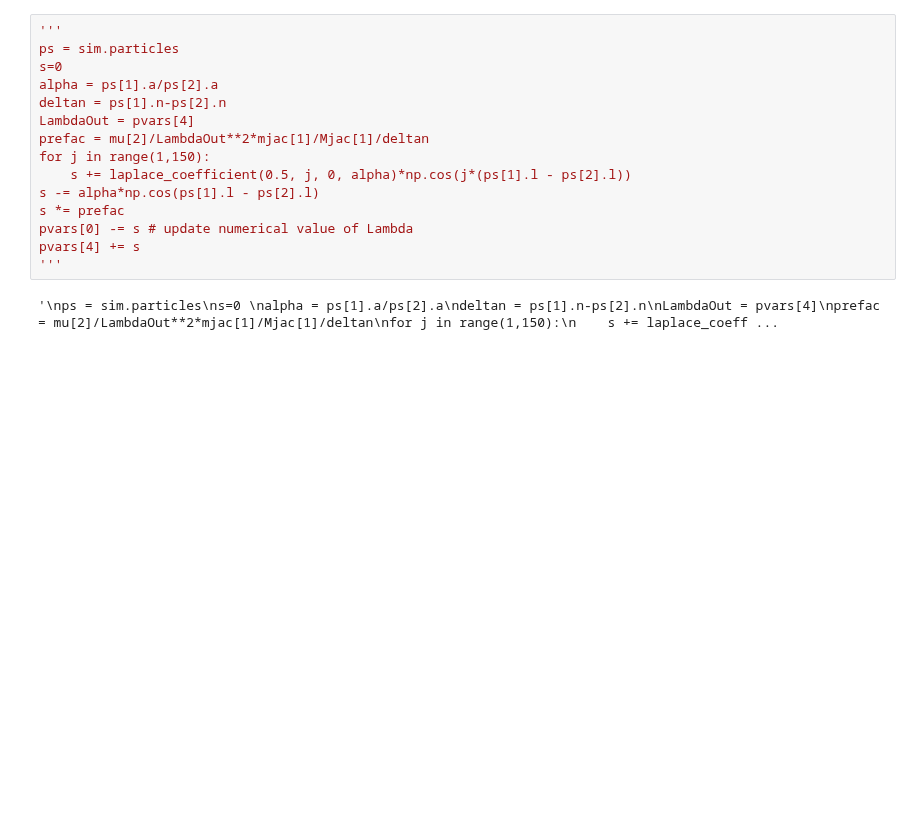
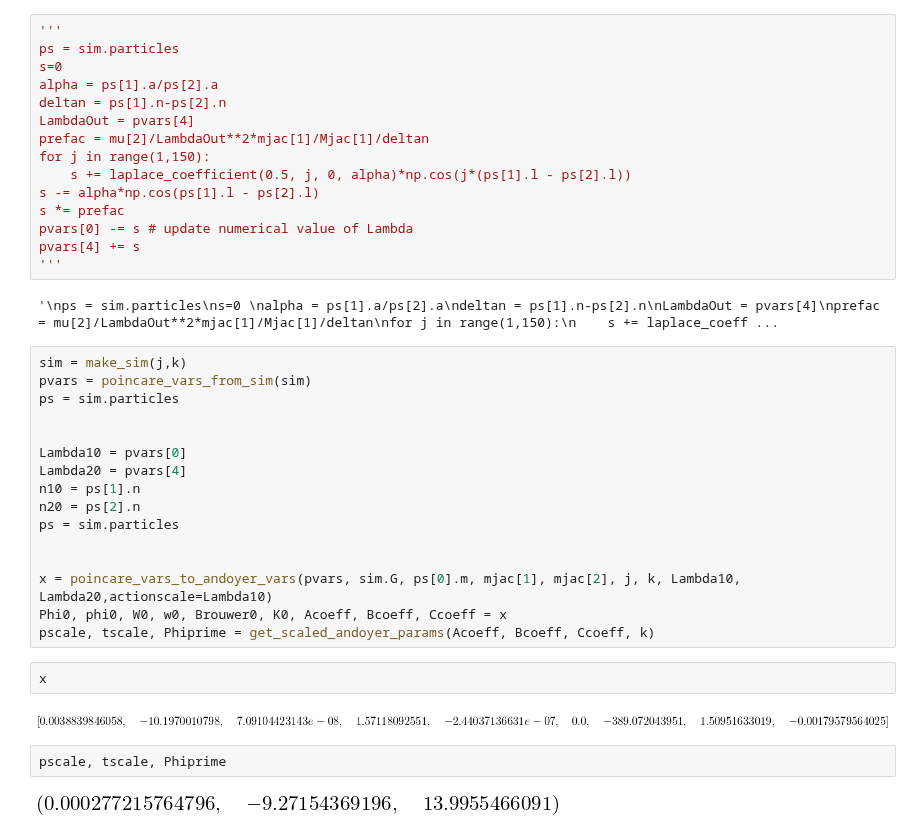
Before and after one commit to shadden/celmech, a Jupyter notebook: transformation.ipynb, the cells around one changed output. Saved outputs shown, nothing was run; the diff lists cells and outputs as text; blank space fills up the shorter version.

```diff
--- a/transformation.ipynb
+++ b/transformation.ipynb
@@ -44,6 +44,30 @@ pvars[4] += s
 '''
 # %% [output]
 '\nps = sim.particles\ns=0 \nalpha = ps[1].a/ps[2].a\ndeltan = ps[1].n-ps[2].n\nLambdaOut = pvars[4]\nprefac = mu[2]/LambdaOut**2*mjac[1]/Mjac[1]/deltan\nfor j in range(1,150):\n    s += laplace_coeff ...
+# %%
+sim = make_sim(j,k)
+pvars = poincare_vars_from_sim(sim)
+ps = sim.particles
+
+
+Lambda10 = pvars[0]
+Lambda20 = pvars[4]
+n10 = ps[1].n
+n20 = ps[2].n
+ps = sim.particles
+
+
+x = poincare_vars_to_andoyer_vars(pvars, sim.G, ps[0].m, mjac[1], mjac[2], j, k, Lambda10, Lambda20,actionscale=Lambda10)
+Phi0, phi0, W0, w0, Brouwer0, K0, Acoeff, Bcoeff, Ccoeff = x
+pscale, tscale, Phiprime = get_scaled_andoyer_params(Acoeff, Bcoeff, Ccoeff, k)
+# %%
+x
+# %% [output]
+[figure, added]
+# %%
+pscale, tscale, Phiprime
+# %% [output]
+[figure, added]
 # %%
 sim = make_sim(j,k)
 pvars = poincare_vars_from_sim(sim)
```
Also changed, not shown: parts of 8 cells of this notebook, 1 other file.
